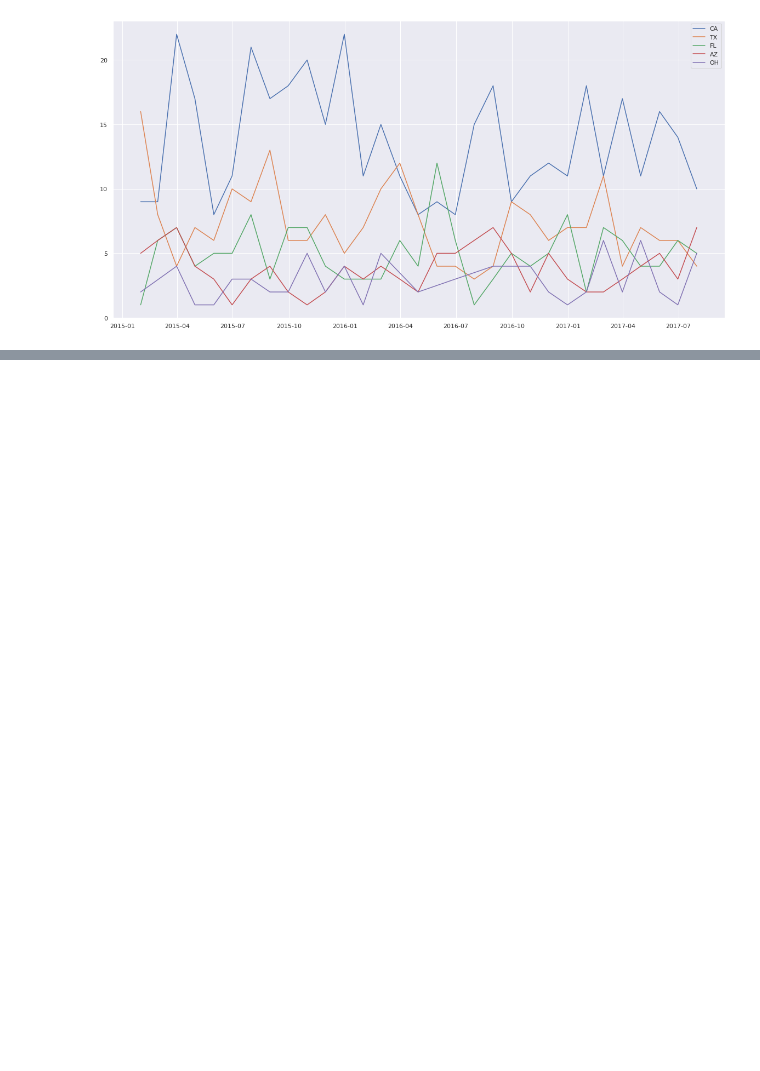
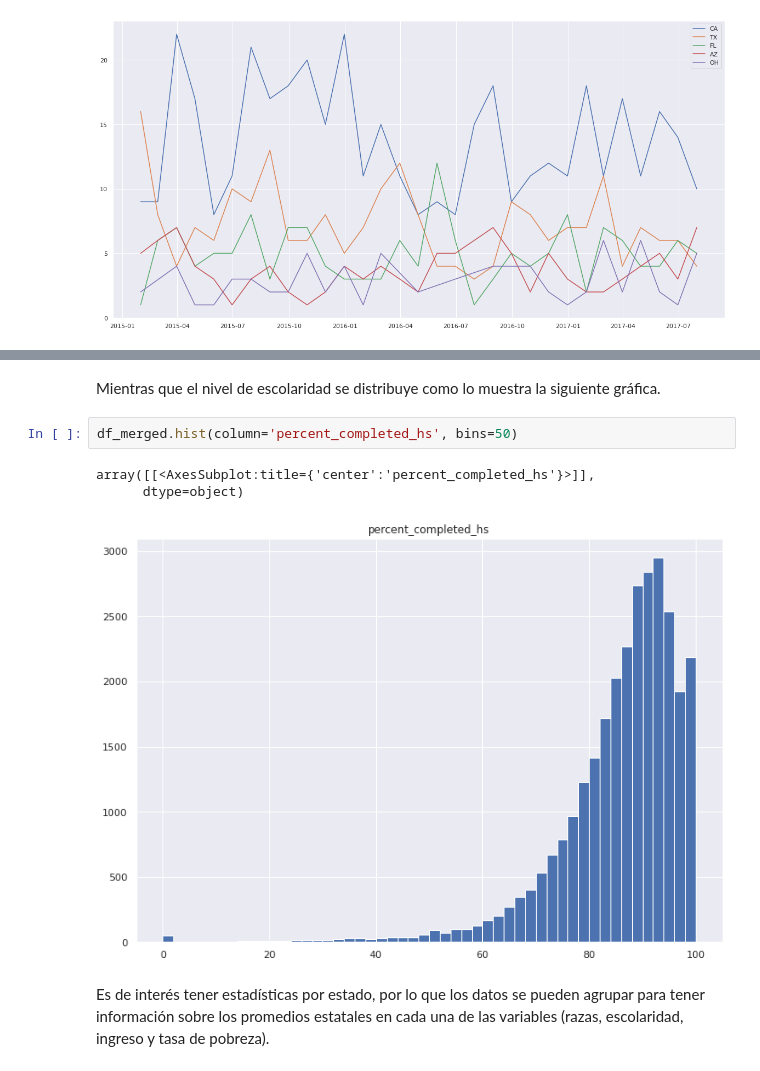
Before and after one commit to JuanseGomezM/QuantumConnexion, a Jupyter notebook: PruebaQuantumConnexion_JGomezM.ipynb, the cells around one changed output, grey strips where cells are left out. Saved outputs shown, nothing was run; the diff lists cells and outputs as text; blank space fills up the shorter version.

```diff
--- a/PruebaQuantumConnexion_JGomezM.ipynb
+++ b/PruebaQuantumConnexion_JGomezM.ipynb
@@ -442,0 +516,10 @@ plt.show()
+# %% [markdown]
+Mientras que el nivel de escolaridad se distribuye como lo muestra la siguiente gráfica.
+# %%
+df_merged.hist(column='percent_completed_hs', bins=50)
+# %% [output]
+array([[<AxesSubplot:title={'center':'percent_completed_hs'}>]],
+      dtype=object)
+[figure, added]
+# %% [markdown]
+Es de interés tener estadísticas por estado, por lo que los datos se pueden agrupar para tener información sobre los promedios estatales en cada una de las variables (razas, escolaridad, ingreso y tasa de pobreza).
```
Also changed, not shown: parts of 63 cells of this notebook.
